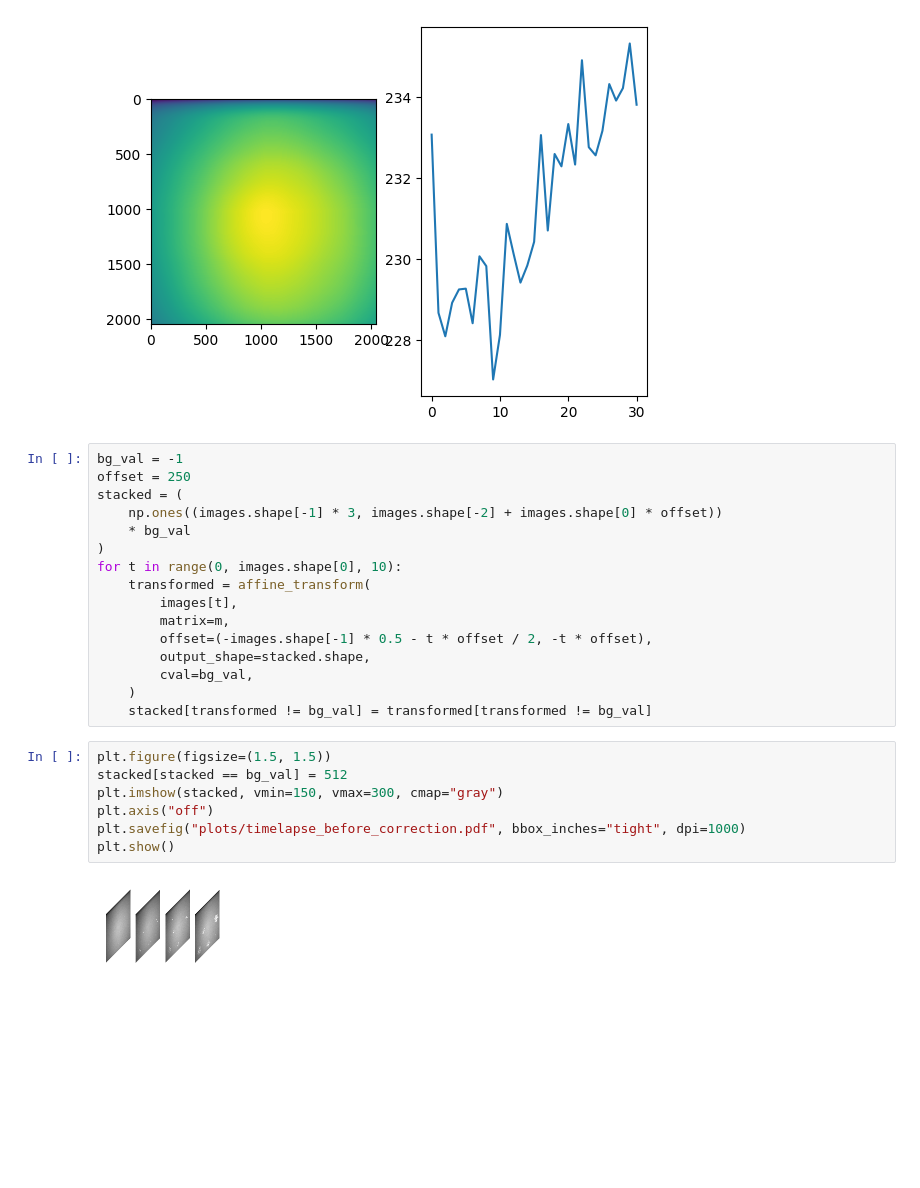
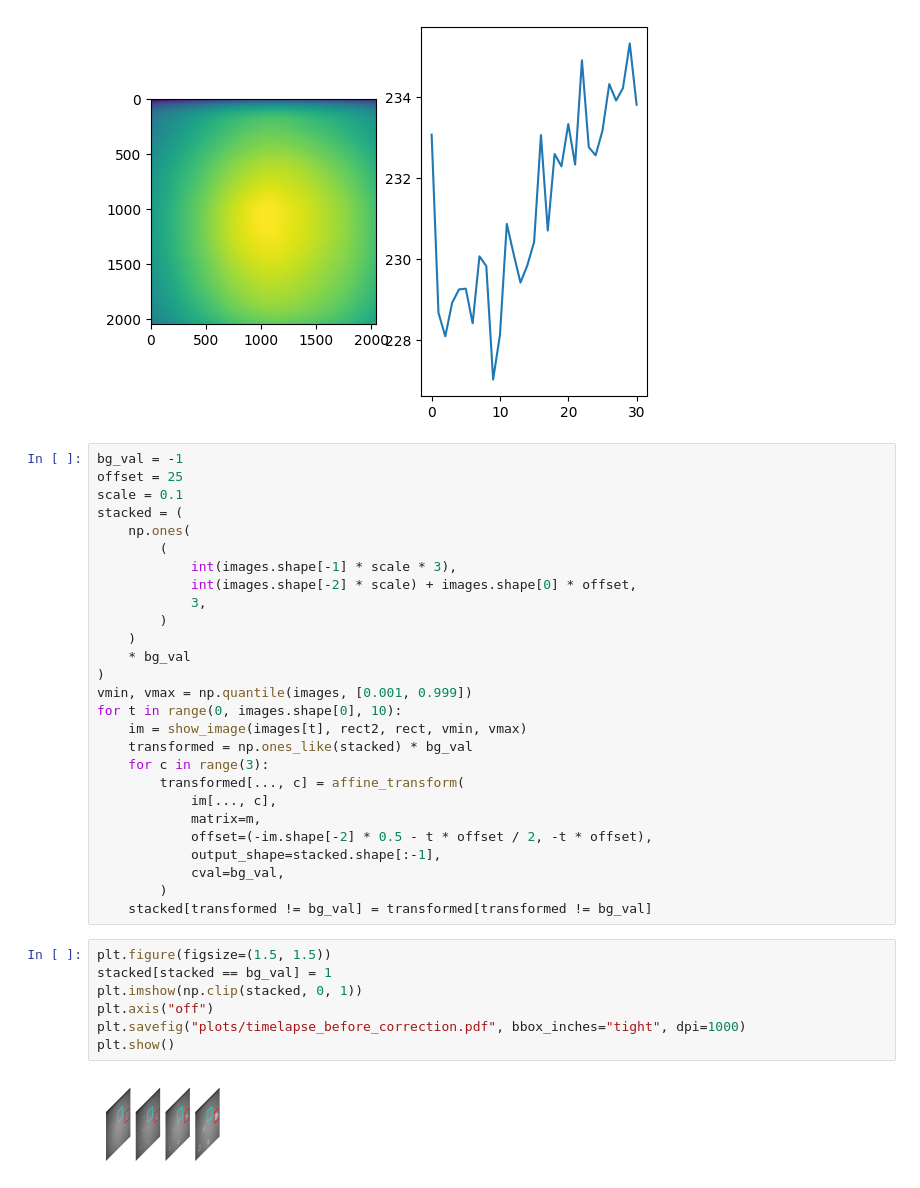
Before and after one commit to yfukai/BaSiCpy, a Jupyter notebook: misc_notebooks/analysis_for_publication/demonstration/cells_timelapse/analyze_timelapse.ipynb, the cells around one changed output. Saved outputs shown, nothing was run; the diff lists cells and outputs as text; blank space fills up the shorter version.

```diff
--- a/misc_notebooks/analysis_for_publication/demonstration/cells_timelapse/analyze_timelapse.ipynb
+++ b/misc_notebooks/analysis_for_publication/demonstration/cells_timelapse/analyze_timelapse.ipynb
@@ -171,26 +172,37 @@ plt.plot(b.baseline)
 [figure]
 # %%
 bg_val = -1
-offset = 250
+offset = 25
+scale = 0.1
 stacked = (
-    np.ones((images.shape[-1] * 3, images.shape[-2] + images.shape[0] * offset))
+    np.ones(
+        (
+            int(images.shape[-1] * scale * 3),
+            int(images.shape[-2] * scale) + images.shape[0] * offset,
+            3,
+        )
+    )
     * bg_val
 )
+vmin, vmax = np.quantile(images, [0.001, 0.999])
 for t in range(0, images.shape[0], 10):
-    transformed = affine_transform(
-        images[t],
-        matrix=m,
-        offset=(-images.shape[-1] * 0.5 - t * offset / 2, -t * offset),
-        output_shape=stacked.shape,
-        cval=bg_val,
-    )
+    im = show_image(images[t], rect2, rect, vmin, vmax)
+    transformed = np.ones_like(stacked) * bg_val
+    for c in range(3):
+        transformed[..., c] = affine_transform(
+            im[..., c],
+            matrix=m,
+            offset=(-im.shape[-2] * 0.5 - t * offset / 2, -t * offset),
+            output_shape=stacked.shape[:-1],
+            cval=bg_val,
+        )
     stacked[transformed != bg_val] = transformed[transformed != bg_val]
 # %%
 plt.figure(figsize=(1.5, 1.5))
-stacked[stacked == bg_val] = 512
-plt.imshow(stacked, vmin=150, vmax=300, cmap="gray")
+stacked[stacked == bg_val] = 1
+plt.imshow(np.clip(stacked, 0, 1))
 plt.axis("off")
 plt.savefig("plots/timelapse_before_correction.pdf", bbox_inches="tight", dpi=1000)
 plt.show()
 # %% [output]
-[figure, old version]
+[figure, new version]
```
Also changed, not shown: parts of 6 cells of this notebook.
